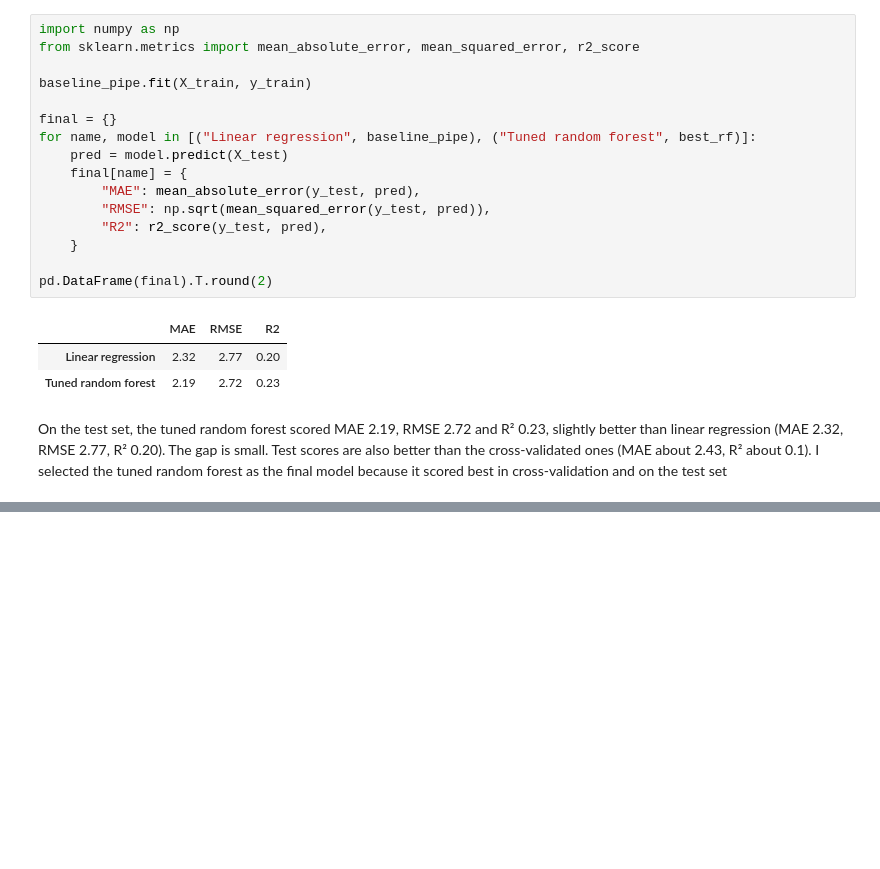
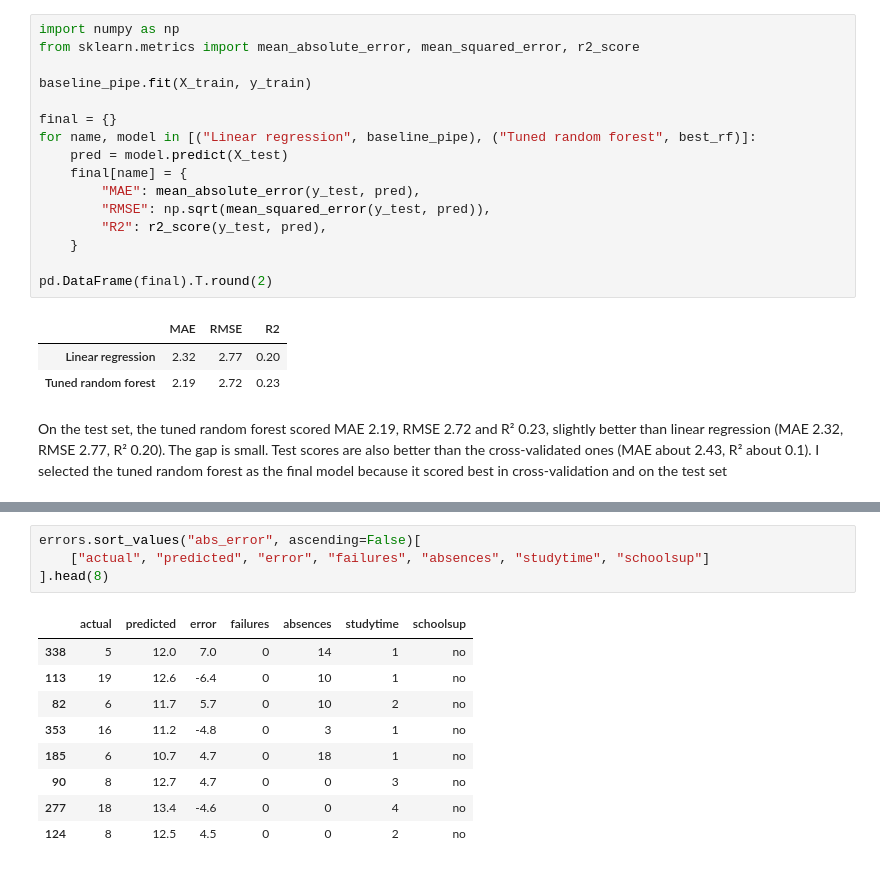
Before and after one commit to dhanushhh13/smart-student-study-planner, a Jupyter notebook: notebooks/02_modeling.ipynb, the cells around one changed output, grey strips where cells are left out. Cells and saved outputs as stored; diff of their text form; blank space fills up the shorter version.

```diff
--- a/notebooks/02_modeling.ipynb
+++ b/notebooks/02_modeling.ipynb
@@ -171,0 +199,14 @@ On the test set, the tuned random forest scored MAE 2.19, RMSE 2.72 and R² 0.23
+# %%
+errors.sort_values("abs_error", ascending=False)[
+    ["actual", "predicted", "error", "failures", "absences", "studytime", "schoolsup"]
+].head(8)
+# %% [output]
+|  | actual | predicted | error | failures | absences | studytime | schoolsup |
+| 338 | 5 | 12.0 | 7.0 | 0 | 14 | 1 | no |
+| 113 | 19 | 12.6 | -6.4 | 0 | 10 | 1 | no |
+| 82 | 6 | 11.7 | 5.7 | 0 | 10 | 2 | no |
+| 353 | 16 | 11.2 | -4.8 | 0 | 3 | 1 | no |
+| 185 | 6 | 10.7 | 4.7 | 0 | 18 | 1 | no |
+| 90 | 8 | 12.7 | 4.7 | 0 | 0 | 3 | no |
+| 277 | 18 | 13.4 | -4.6 | 0 | 0 | 4 | no |
+| 124 | 8 | 12.5 | 4.5 | 0 | 0 | 2 | no |
```
Also changed, not shown: parts of 5 cells of this notebook.
